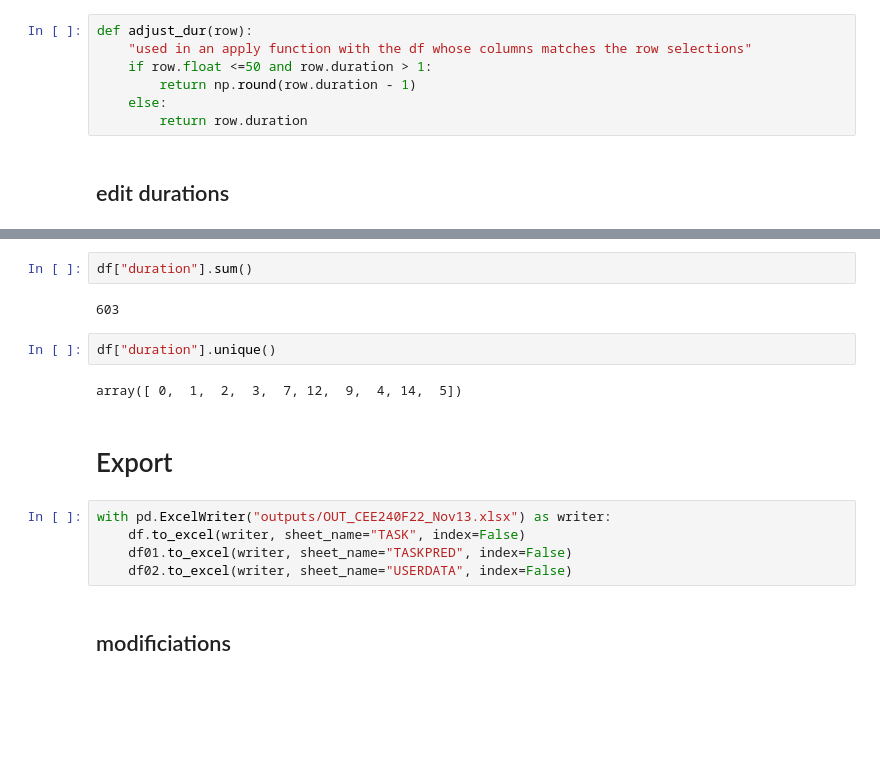
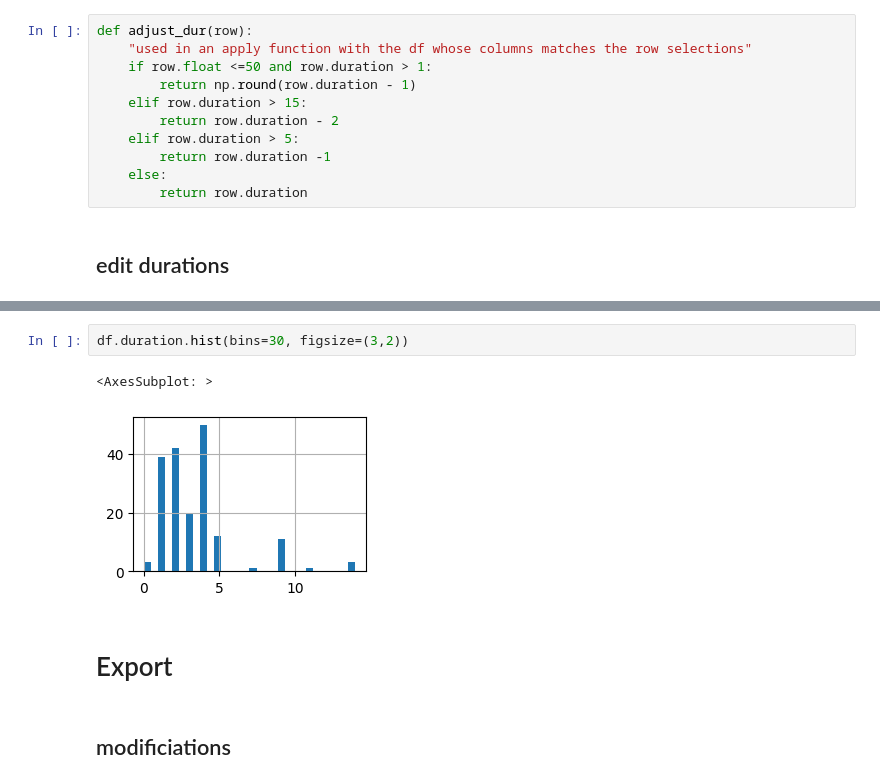
Before and after one commit to juliet29/cee240, a Jupyter notebook: code/p6_milestones.ipynb, the cells around one changed output, grey strips where cells are left out. Saved outputs shown, nothing was run; the diff lists cells and outputs as text; blank space fills up the shorter version.

```diff
--- a/code/p6_milestones.ipynb
+++ b/code/p6_milestones.ipynb
@@ -65,6 +32,10 @@ def adjust_dur(row):
     "used in an apply function with the df whose columns matches the row selections"
     if row.float <=50 and row.duration > 1:
         return np.round(row.duration - 1)
+    elif row.duration > 15:
+        return row.duration - 2
+    elif row.duration > 5:
+        return row.duration -1
     else:
         return row.duration
 # %% [markdown]
@@ -74,18 +53,10 @@ df["duration"] = df.apply(lambda row: adjust_dur(row), axis=1)
-# %%
-df["duration"].sum()
-# %% [output]
-603
-# %%
-df["duration"].unique()
-# %% [output]
-array([ 0,  1,  2,  3,  7, 12,  9,  4, 14,  5])
+# %%
+df.duration.hist(bins=30, figsize=(3,2))
+# %% [output]
+<AxesSubplot: >
+[figure, added]
 # %% [markdown]
 # Export
-# %%
-with pd.ExcelWriter("outputs/OUT_CEE240F22_Nov13.xlsx") as writer:
-    df.to_excel(writer, sheet_name="TASK", index=False)
-    df01.to_excel(writer, sheet_name="TASKPRED", index=False)
-    df02.to_excel(writer, sheet_name="USERDATA", index=False)
 # %% [markdown]
 ## modificiations
 # %%
```
Also changed, not shown: parts of 12 cells of this notebook.
